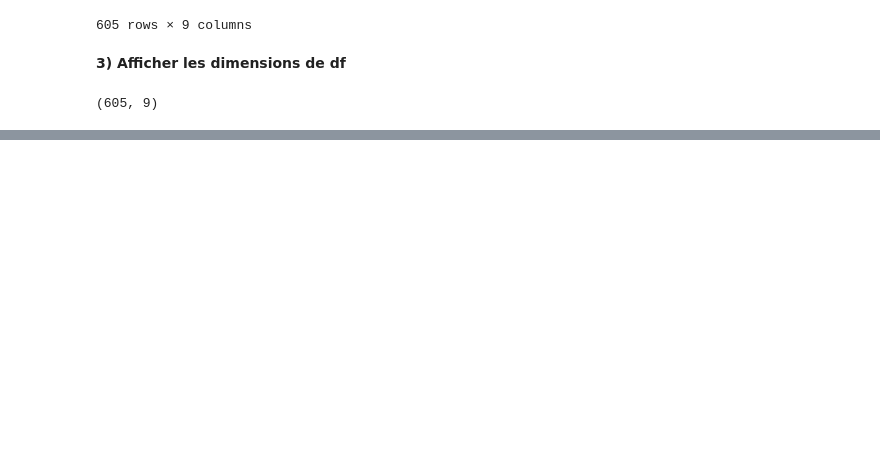
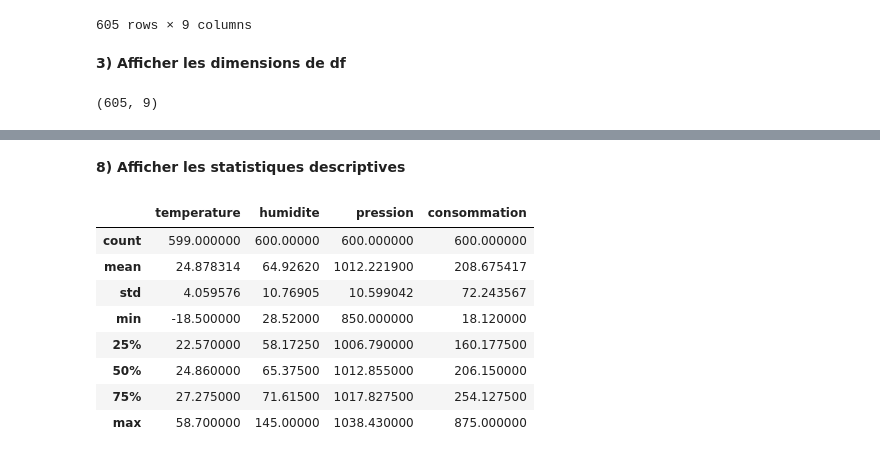
Before and after one commit to Abdouaziz2/atelier-pandas-iot, a Jupyter notebook: notebooks/atelier_pandas_iot.ipynb, the cells around one changed output, grey strips where cells are left out. Cells and saved outputs as stored; diff of their text form; code cells hidden in the pictures; blank space fills up the shorter version.

```diff
--- a/notebooks/atelier_pandas_iot.ipynb
+++ b/notebooks/atelier_pandas_iot.ipynb
@@ -195,0 +292,14 @@ df.shape
+# %% [markdown]
+**8) Afficher les statistiques descriptives**
+# %%
+df.describe()
+# %% [output]
+|  | temperature | humidite | pression | consommation |
+| count | 599.000000 | 600.00000 | 600.000000 | 600.000000 |
+| mean | 24.878314 | 64.92620 | 1012.221900 | 208.675417 |
+| std | 4.059576 | 10.76905 | 10.599042 | 72.243567 |
+| min | -18.500000 | 28.52000 | 850.000000 | 18.120000 |
+| 25% | 22.570000 | 58.17250 | 1006.790000 | 160.177500 |
+| 50% | 24.860000 | 65.37500 | 1012.855000 | 206.150000 |
+| 75% | 27.275000 | 71.61500 | 1017.827500 | 254.127500 |
+| max | 58.700000 | 145.00000 | 1038.430000 | 875.000000 |
```
Also changed, not shown: parts of 16 cells of this notebook.
